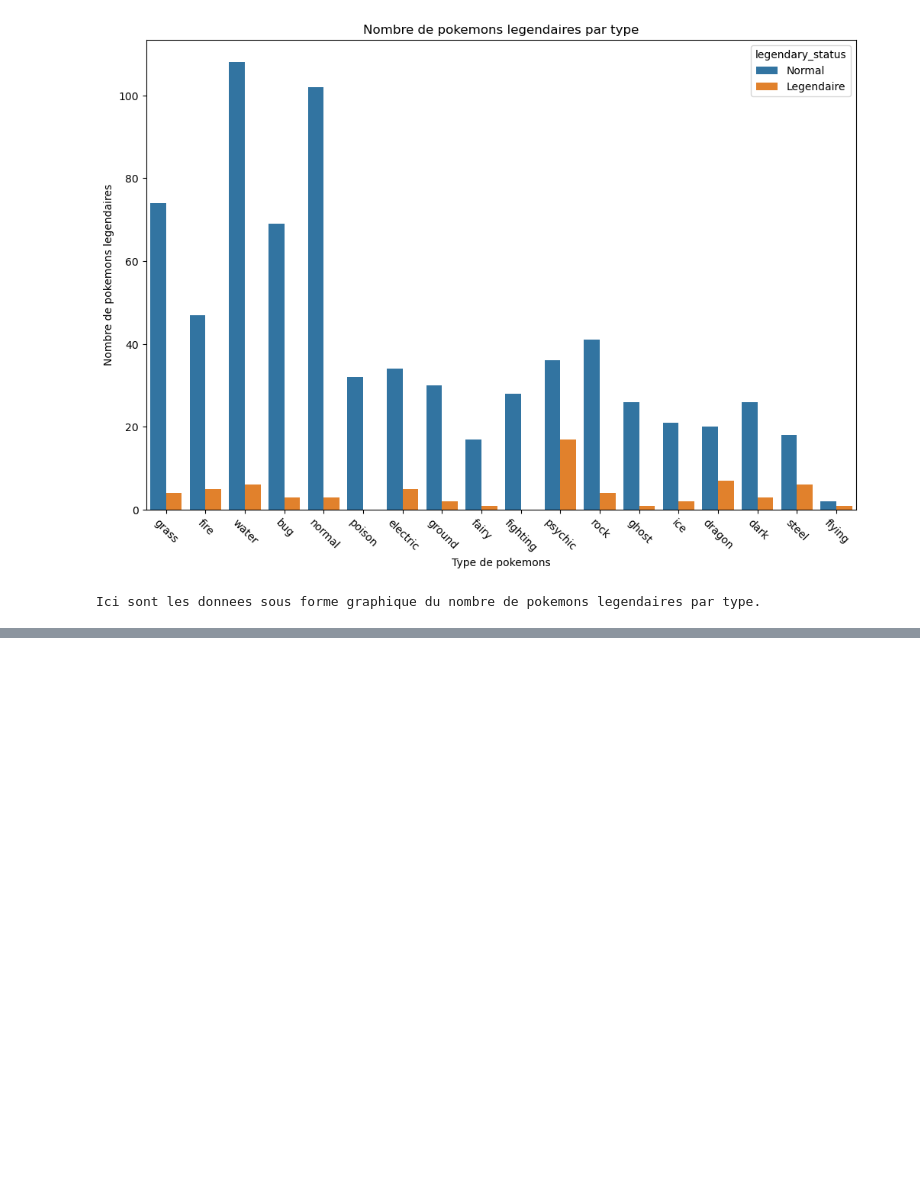
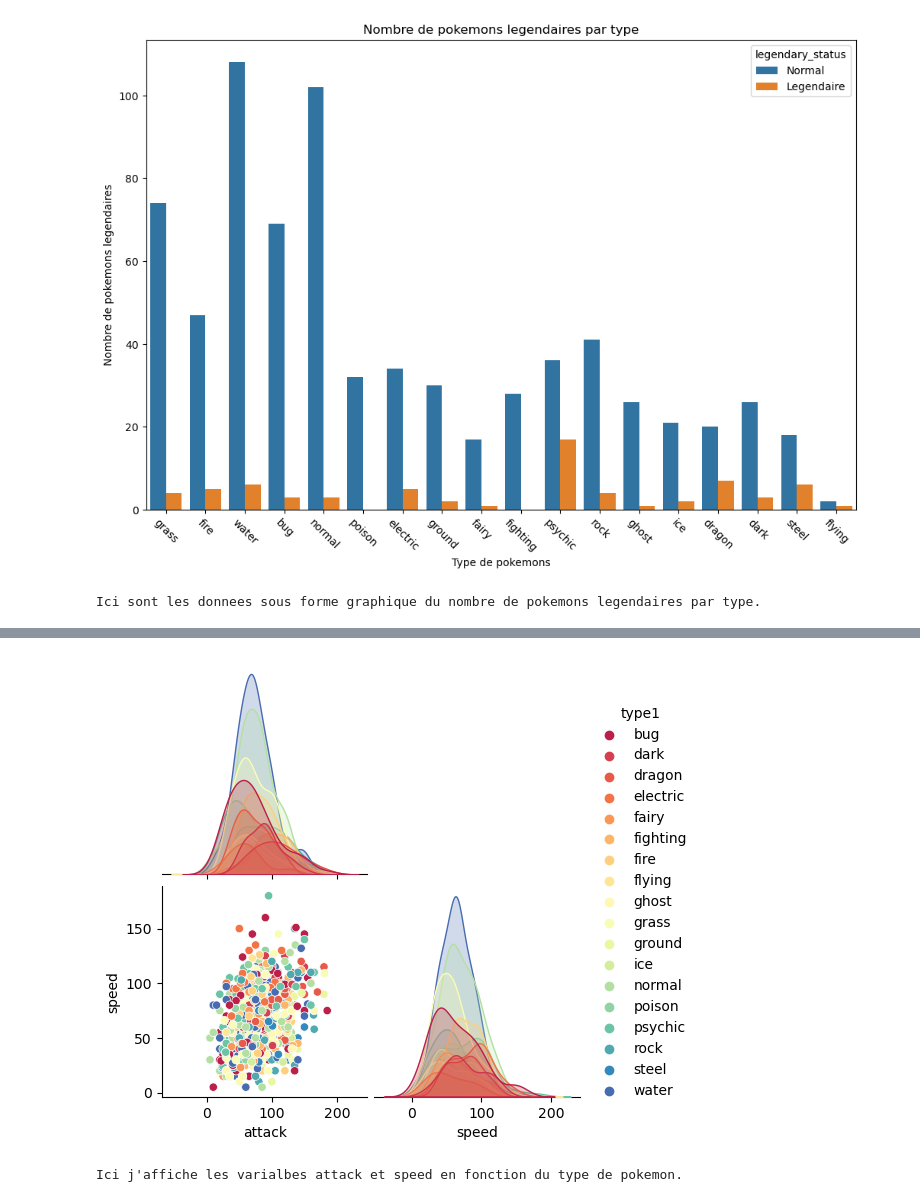
Before and after one commit to thomashuynh795/esgi-ia-tp-1, a Jupyter notebook: main.ipynb, the cells around one changed output, grey strips where cells are left out. Saved outputs shown, nothing was run; the diff lists cells and outputs as text; code cells hidden in the pictures; blank space fills up the shorter version.

```diff
--- a/main.ipynb
+++ b/main.ipynb
@@ -135,0 +149,7 @@ Ici sont les donnees sous forme graphique du nombre de pokemons legendaires par
+# %%
+sns.pairplot(df[['attack', 'speed', 'type1']], hue='type1', palette='Spectral', corner=True)
+plt.show()
+print('''Ici j'affiche les varialbes attack et speed en fonction du type de pokemon.''')
+# %% [output]
+[figure, added]
+Ici j'affiche les varialbes attack et speed en fonction du type de pokemon.
```
Also changed, not shown: parts of 5 cells of this notebook.
